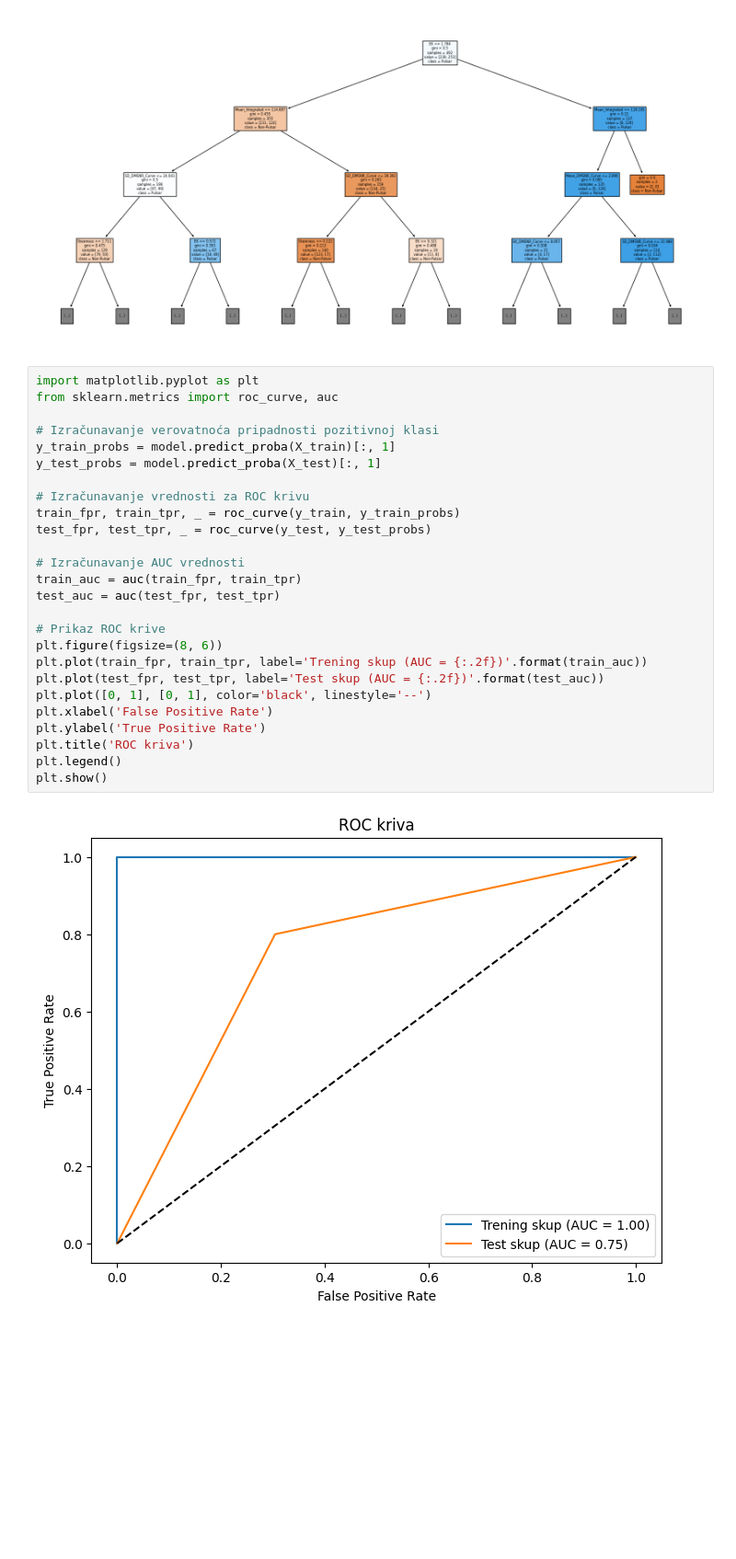
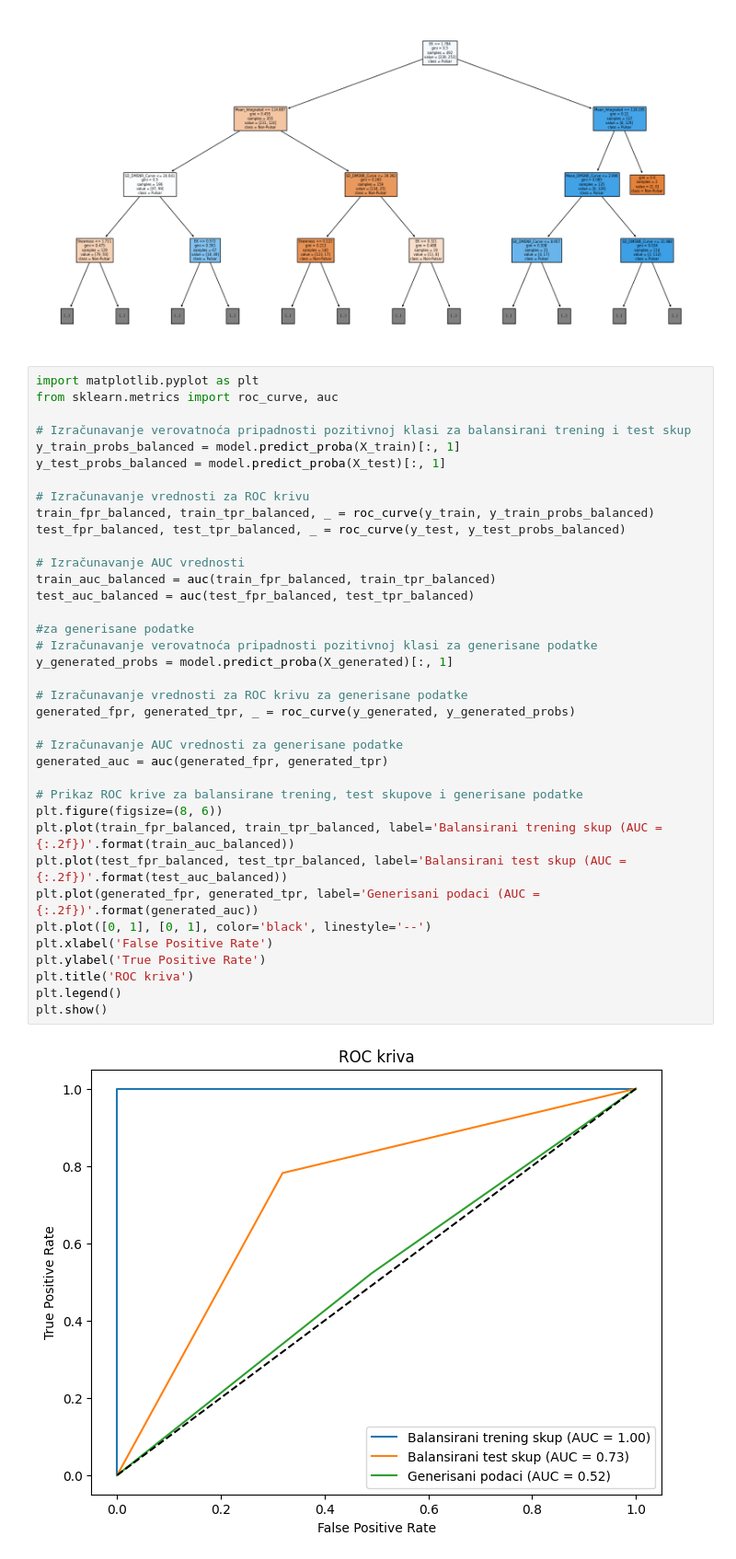
Before and after one commit to halidak/machine_learning_project, a Jupyter notebook: decision_tree.ipynb, the cells around one changed output. Shown: that part at 92% size. Cells and saved outputs as stored; diff of their text form; blank space fills up the shorter version.

Commit message:
predikcija u svim klasifikacijama

```diff
--- a/decision_tree.ipynb
+++ b/decision_tree.ipynb
@@ -122,28 +130,39 @@ plt.show()
 # %%
 import matplotlib.pyplot as plt
 from sklearn.metrics import roc_curve, auc
 
-# Izračunavanje verovatnoća pripadnosti pozitivnoj klasi
-y_train_probs = model.predict_proba(X_train)[:, 1]
-y_test_probs = model.predict_proba(X_test)[:, 1]
+# Izračunavanje verovatnoća pripadnosti pozitivnoj klasi za balansirani trening i test skup
+y_train_probs_balanced = model.predict_proba(X_train)[:, 1]
+y_test_probs_balanced = model.predict_proba(X_test)[:, 1]
 
 # Izračunavanje vrednosti za ROC krivu
-train_fpr, train_tpr, _ = roc_curve(y_train, y_train_probs)
-test_fpr, test_tpr, _ = roc_curve(y_test, y_test_probs)
+train_fpr_balanced, train_tpr_balanced, _ = roc_curve(y_train, y_train_probs_balanced)
+test_fpr_balanced, test_tpr_balanced, _ = roc_curve(y_test, y_test_probs_balanced)
 
 # Izračunavanje AUC vrednosti
-train_auc = auc(train_fpr, train_tpr)
-test_auc = auc(test_fpr, test_tpr)
+train_auc_balanced = auc(train_fpr_balanced, train_tpr_balanced)
+test_auc_balanced = auc(test_fpr_balanced, test_tpr_balanced)
 
-# Prikaz ROC krive
+#za generisane podatke
+# Izračunavanje verovatnoća pripadnosti pozitivnoj klasi za generisane podatke
+y_generated_probs = model.predict_proba(X_generated)[:, 1]
+
+# Izračunavanje vrednosti za ROC krivu za generisane podatke
+generated_fpr, generated_tpr, _ = roc_curve(y_generated, y_generated_probs)
+
+# Izračunavanje AUC vrednosti za generisane podatke
+generated_auc = auc(generated_fpr, generated_tpr)
+
+# Prikaz ROC krive za balansirane trening, test skupove i generisane podatke
 plt.figure(figsize=(8, 6))
-plt.plot(train_fpr, train_tpr, label='Trening skup (AUC = {:.2f})'.format(train_auc))
-plt.plot(test_fpr, test_tpr, label='Test skup (AUC = {:.2f})'.format(test_auc))
+plt.plot(train_fpr_balanced, train_tpr_balanced, label='Balansirani trening skup (AUC = {:.2f})'.format(train_auc_balanced))
+plt.plot(test_fpr_balanced, test_tpr_balanced, label='Balansirani test skup (AUC = {:.2f})'.format(test_auc_balanced))
+plt.plot(generated_fpr, generated_tpr, label='Generisani podaci (AUC = {:.2f})'.format(generated_auc))
 plt.plot([0, 1], [0, 1], color='black', linestyle='--')
 plt.xlabel('False Positive Rate')
 plt.ylabel('True Positive Rate')
 plt.title('ROC kriva')
 plt.legend()
 plt.show()
 # %% [output]
-[figure, old version]
+[figure, new version]
```
Also changed, not shown: parts of 2 cells of this notebook, 5 other files.
